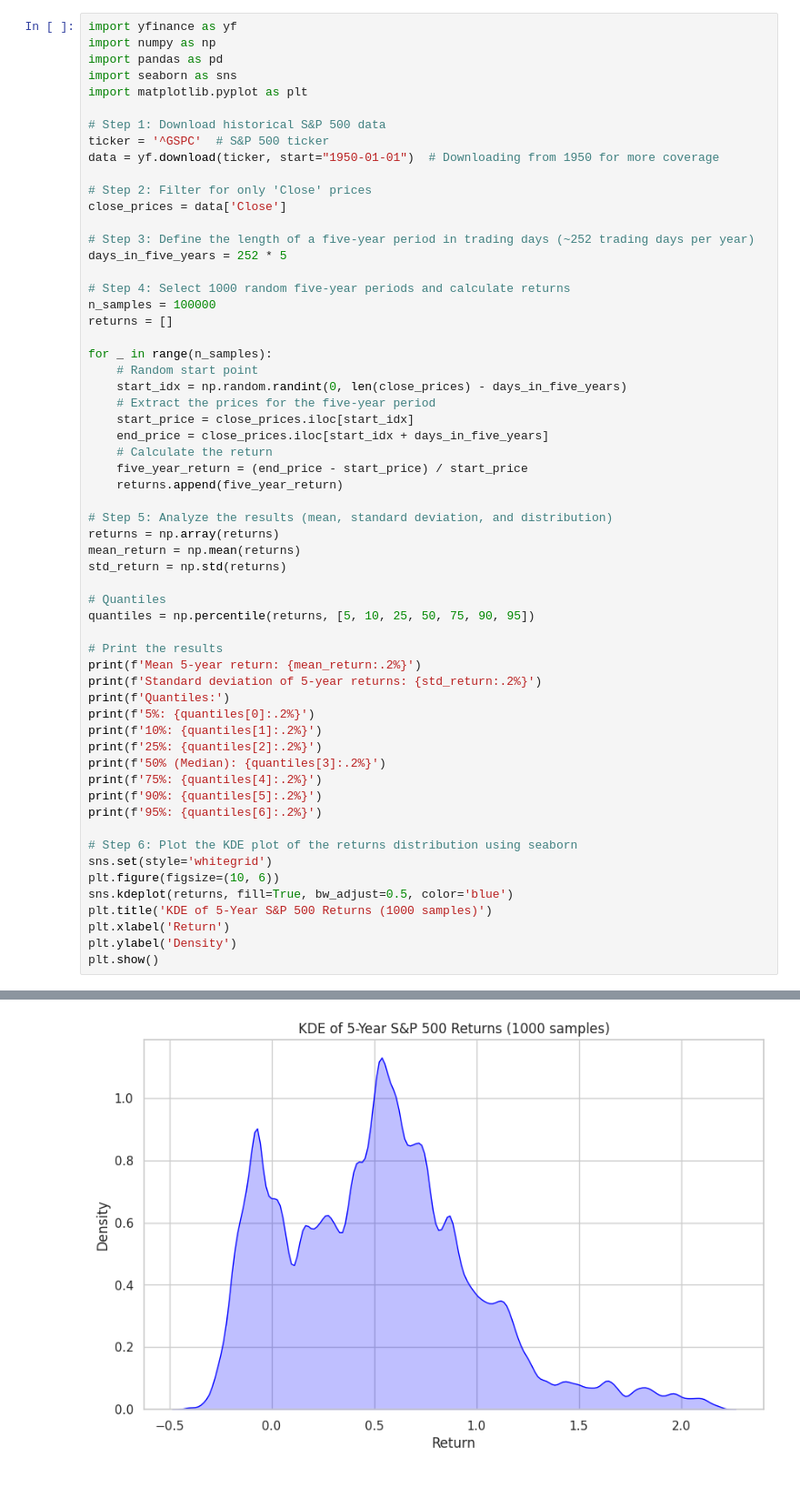
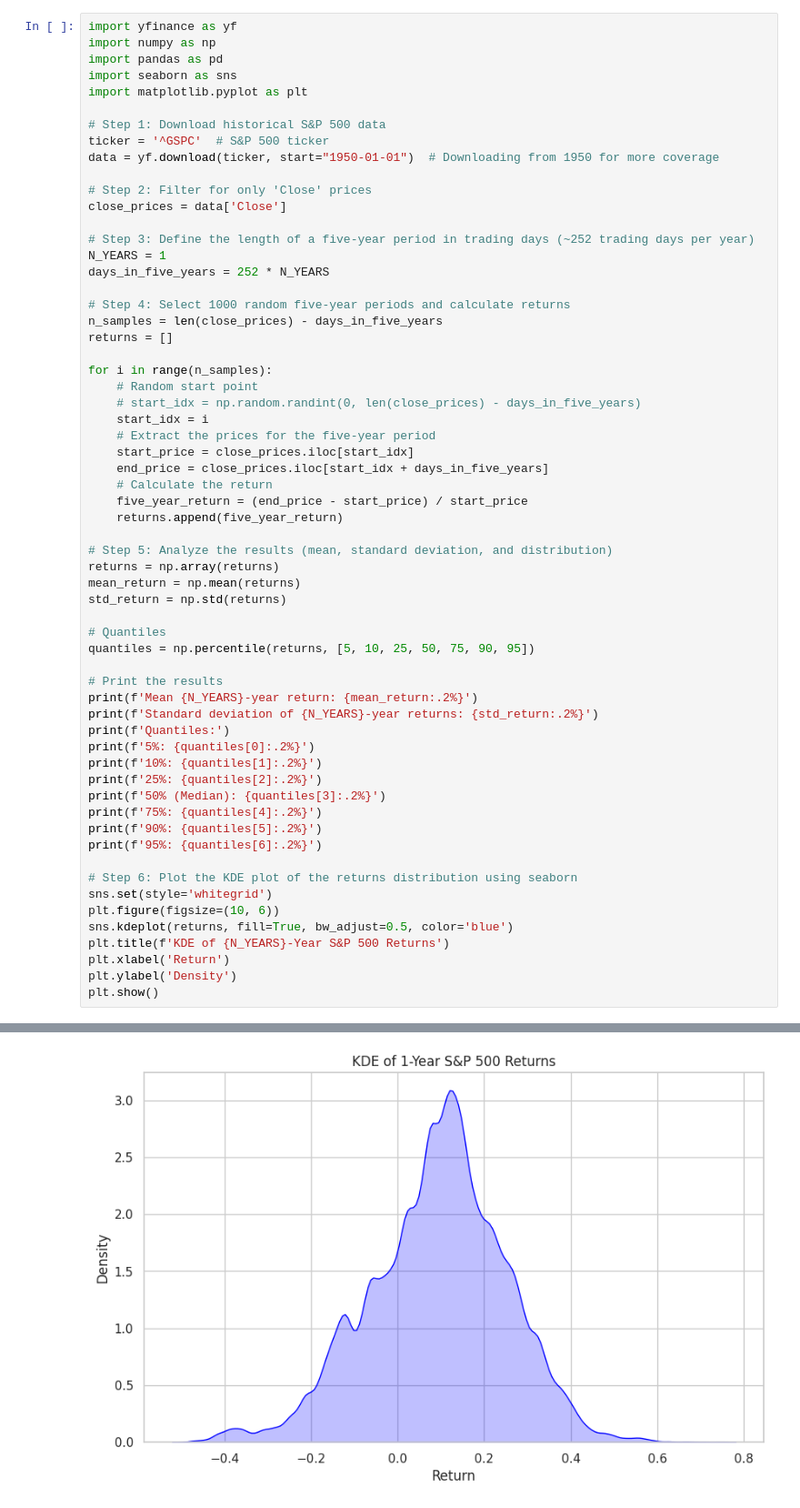
Before and after one commit to fcelya/solar-wind-generation, a Jupyter notebook: sp500_period_return_analysis.ipynb, the cells around one changed output, grey strips where cells are left out. Shown at 91% size. Drawn from its saved outputs; the diff is of its cells as text.

```diff
--- a/sp500_period_return_analysis.ipynb
+++ b/sp500_period_return_analysis.ipynb
@@ -13,15 +13,17 @@ data = yf.download(ticker, start="1950-01-01")  # Downloading from 1950 for more
 close_prices = data['Close']
 
 # Step 3: Define the length of a five-year period in trading days (~252 trading days per year)
-days_in_five_years = 252 * 5
+N_YEARS = 1
+days_in_five_years = 252 * N_YEARS
 
 # Step 4: Select 1000 random five-year periods and calculate returns
-n_samples = 100000
+n_samples = len(close_prices) - days_in_five_years
 returns = []
 
-for _ in range(n_samples):
+for i in range(n_samples):
     # Random start point
-    start_idx = np.random.randint(0, len(close_prices) - days_in_five_years)
+    # start_idx = np.random.randint(0, len(close_prices) - days_in_five_years)
+    start_idx = i
     # Extract the prices for the five-year period
     start_price = close_prices.iloc[start_idx]
     end_price = close_prices.iloc[start_idx + days_in_five_years]
@@ -38,8 +40,8 @@ std_return = np.std(returns)
 quantiles = np.percentile(returns, [5, 10, 25, 50, 75, 90, 95])
 
 # Print the results
-print(f'Mean 5-year return: {mean_return:.2%}')
-print(f'Standard deviation of 5-year returns: {std_return:.2%}')
+print(f'Mean {N_YEARS}-year return: {mean_return:.2%}')
+print(f'Standard deviation of {N_YEARS}-year returns: {std_return:.2%}')
 print(f'Quantiles:')
 print(f'5%: {quantiles[0]:.2%}')
 print(f'10%: {quantiles[1]:.2%}')
@@ -53,7 +55,7 @@ print(f'95%: {quantiles[6]:.2%}')
 sns.set(style='whitegrid')
 plt.figure(figsize=(10, 6))
 sns.kdeplot(returns, fill=True, bw_adjust=0.5, color='blue')
-plt.title('KDE of 5-Year S&P 500 Returns (1000 samples)')
+plt.title(f'KDE of {N_YEARS}-Year S&P 500 Returns')
 plt.xlabel('Return')
 plt.ylabel('Density')
 plt.show()
@@ -72 +74 @@ Quantiles:
-[figure, old version]
+[figure, new version]
```
Also changed, not shown: parts of 6 cells of this notebook, 3 other files.
